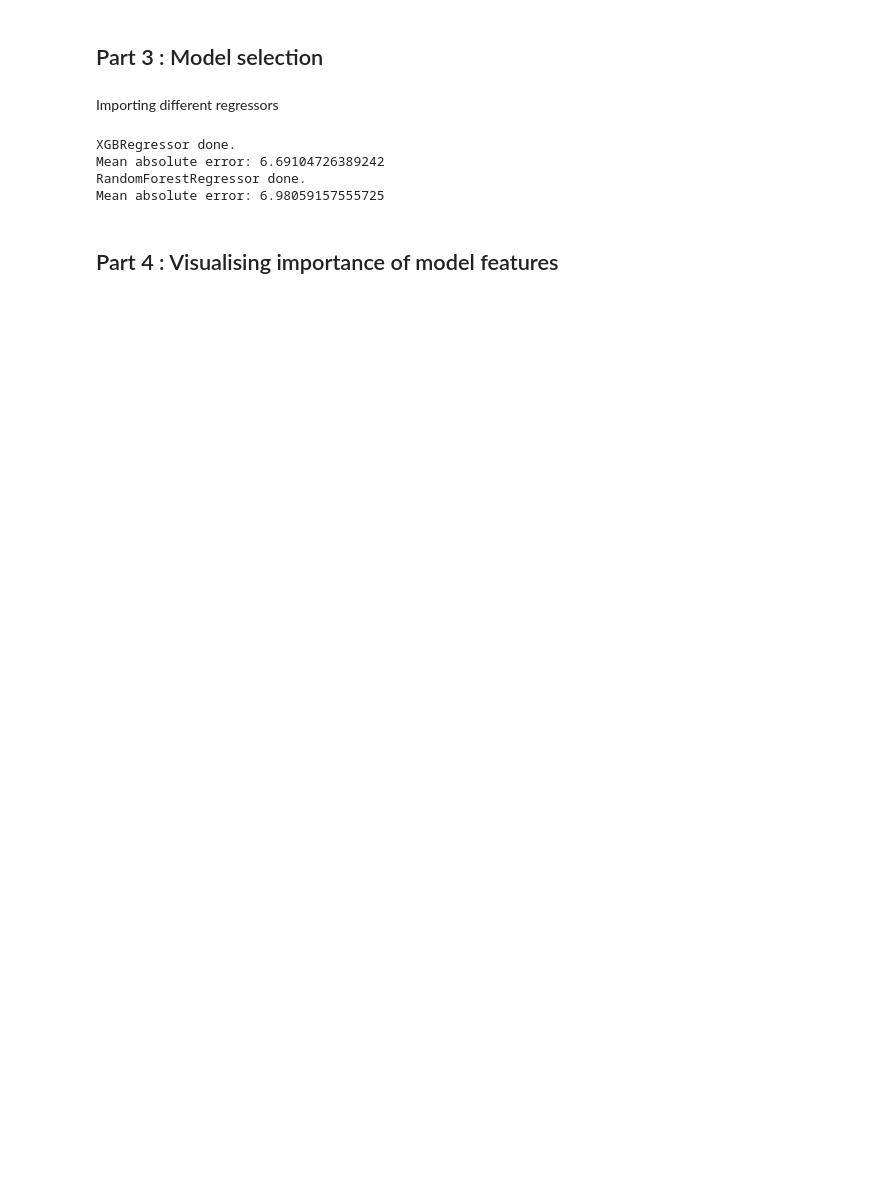
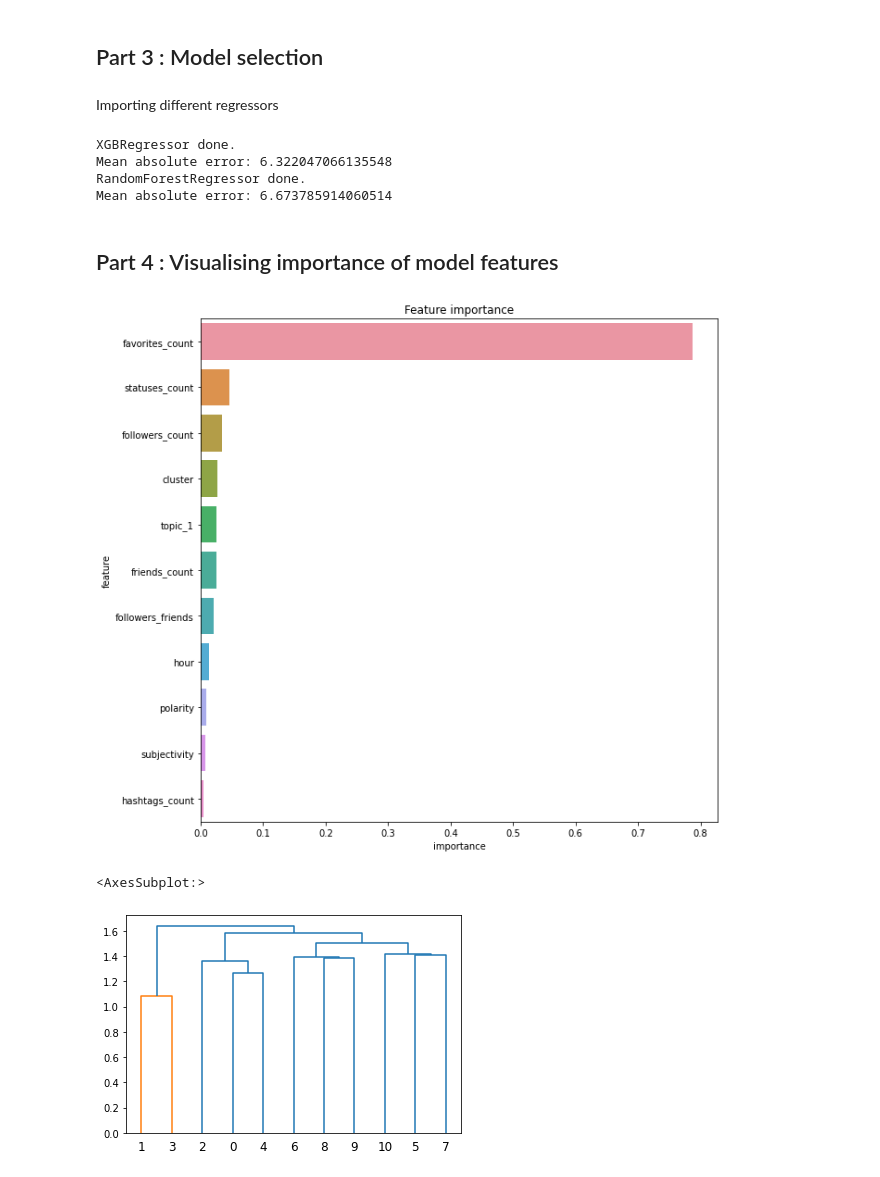
Before and after one commit to antoinegleisberg/INF554_kaggle, a Jupyter notebook: FinalNotebook.ipynb, the cells around one changed output. Drawn from its saved outputs; the diff is of its cells as text; code cells hidden in the pictures; blank space fills up the shorter version.

```diff
--- a/FinalNotebook.ipynb
+++ b/FinalNotebook.ipynb
@@ -271,39 +296,41 @@ def write_predictions_to_file(file_name, eval_data, predictions):
         for index, prediction in enumerate(predictions):
             writer.writerow([str(eval_data['TweetID'].iloc[index]) , str(int(prediction))])
 # %%
-for model in models:
+for name, model in pipelines:
     model.fit(new_train_data, y_train)
     predictions = model.predict(new_test_data)
     predictions = [round(value) if value >= 0 else 0 for value in predictions]
-    write_predictions_to_file(f"{model.__class__.__name__}.csv", X_test, predictions)
-    print(f"{model.__class__.__name__} done.\nMean absolute error: {mean_absolute_error(y_test, predictions)}")
+    write_predictions_to_file(f"{name}.csv", X_test, predictions)
+    print(f"{name} done.\nMean absolute error: {mean_absolute_error(y_test, predictions)}")
 # %% [output]
 XGBRegressor done.
-Mean absolute error: 6.69104726389242
+Mean absolute error: 6.322047066135548
 RandomForestRegressor done.
-Mean absolute error: 6.98059157555725
+Mean absolute error: 6.673785914060514
 # %% [markdown]
 ## Part 4 : Visualising importance of model features
+# %%
+model = RandomForestRegressor(max_features=0.93, max_leaf_nodes=2310, n_estimators=90, n_jobs=-1)
 # %%
 from scipy.cluster import hierarchy
+
 %matplotlib inline
-feature_importance = pd.DataFrame({'feature': new_train_data.drop(
-    remove, axis=1).columns, 'importance': model.feature_importances_})
+feature_importance = pd.DataFrame({'feature': new_train_data.columns, 'importance': model.feature_importances_})
+
+
 plt.figure(figsize=(10, 10))
-sns.barplot(data=feature_importance.sort_values(
-    by='importance', ascending=False), x='importance', y='feature')
+sns.barplot(data=feature_importance.sort_values(by='importance', ascending=False), x='importance', y='feature')
 plt.title('Feature importance')
 plt.show()
 
 
 # plot correlation of features
 
-order = np.array(hierarchy.dendrogram(
-    hierarchy.ward(new_train_data.drop(remove, axis=1).corr()), no_plot=False)['ivl'], dtype="int")
-
-rearranged_cov = new_train_data.drop(
-    ['TweetID'], axis=1).corr().iloc[order, order]
-
+order = np.array(hierarchy.dendrogram(hierarchy.ward(new_train_data.corr()), no_plot=False)['ivl'], dtype="int")
+rearranged_cov = new_train_data.corr().iloc[order, order]
 plt.figure(figsize=(16, 16))
-
 sns.heatmap(rearranged_cov, annot=True, cmap="RdBu_r", center=0)
+# %% [output]
+[figure, added]
+<AxesSubplot:>
+[figure, added]
```
Also changed, not shown: parts of 17 cells of this notebook.
